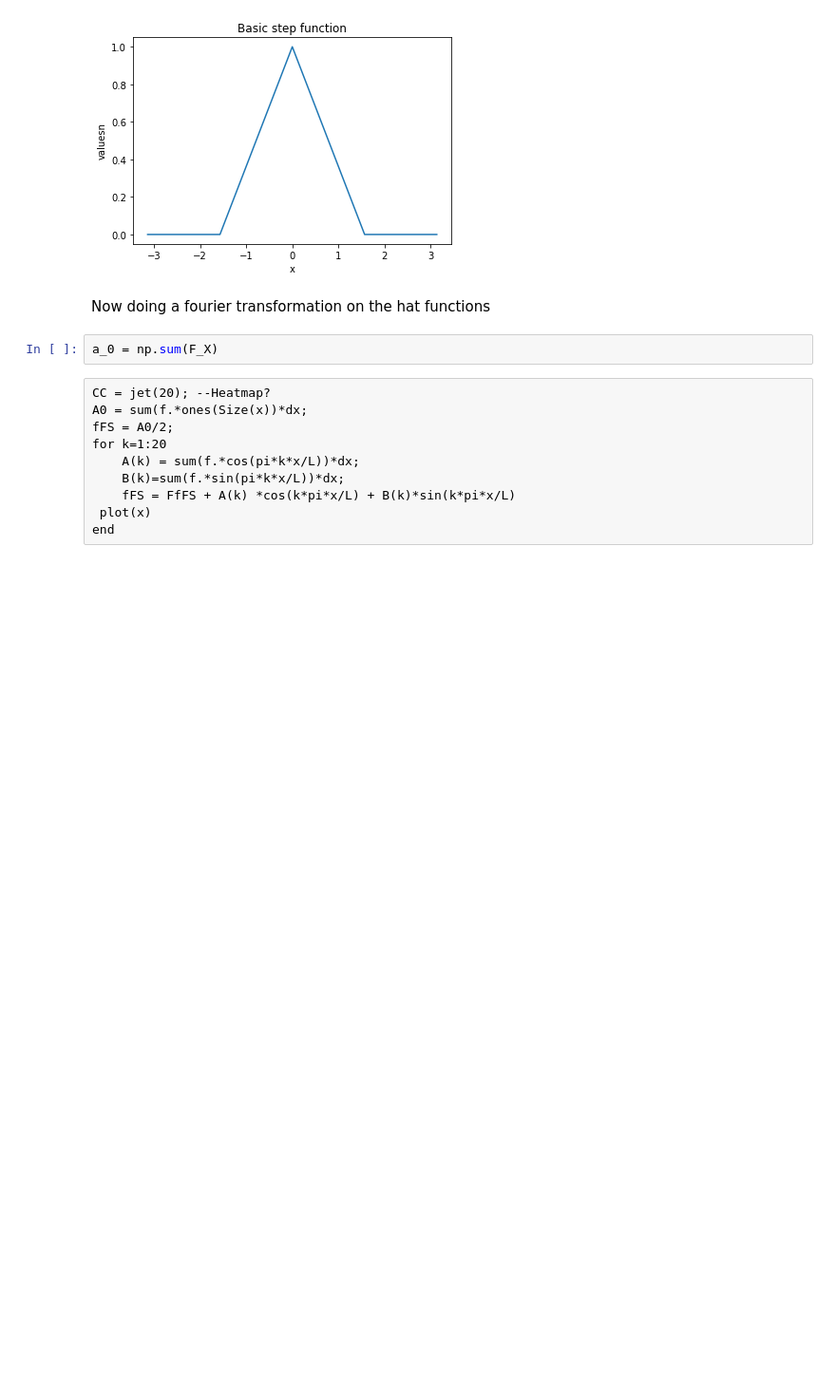
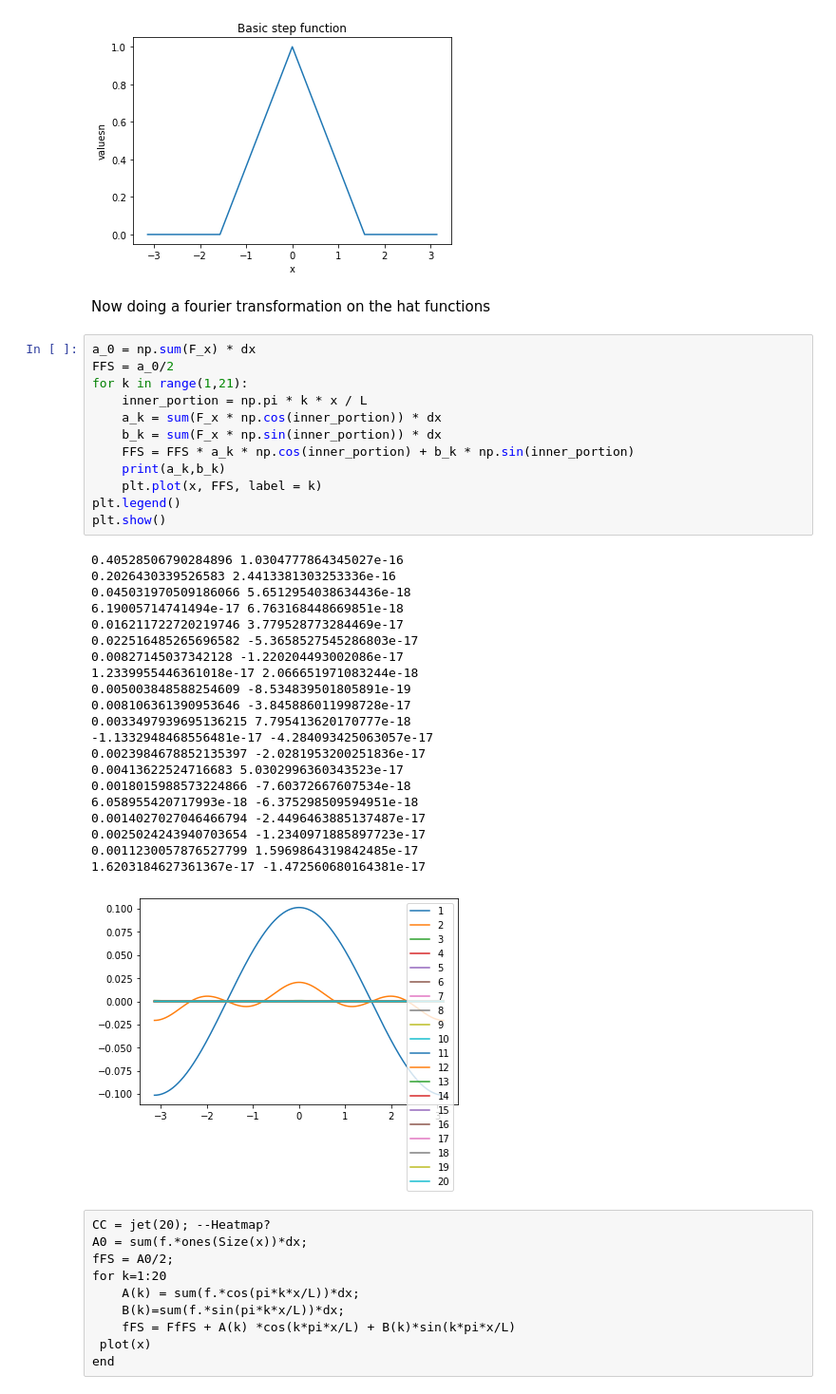
Before and after one commit to DuckieNukeEm/data_driven_science_and_engineering, a Jupyter notebook: Ch2/Chapter 2 - Fourier Transformations.ipynb, the cells around one changed output. Shown: that part at 95% size. Saved outputs shown, nothing was run; the diff lists cells and outputs as text; blank space fills up the shorter version.

```diff
--- a/Ch2/Chapter 2 - Fourier Transformations.ipynb
+++ b/Ch2/Chapter 2 - Fourier Transformations.ipynb
@@ -43,7 +43,39 @@ plt.show()
 # %% [markdown]
 Now doing a fourier transformation on the hat functions
 # %%
-a_0 = np.sum(F_X)
+a_0 = np.sum(F_x) * dx
+FFS = a_0/2
+for k in range(1,21):
+    inner_portion = np.pi * k * x / L
+    a_k = sum(F_x * np.cos(inner_portion)) * dx
+    b_k = sum(F_x * np.sin(inner_portion)) * dx
+    FFS = FFS * a_k * np.cos(inner_portion) + b_k * np.sin(inner_portion)
+    print(a_k,b_k)
+    plt.plot(x, FFS, label = k)
+plt.legend()
+plt.show()
+# %% [output]
+0.40528506790284896 1.0304777864345027e-16
+0.2026430339526583 2.4413381303253336e-16
+0.045031970509186066 5.6512954038634436e-18
+6.19005714741494e-17 6.763168448669851e-18
+0.016211722720219746 3.779528773284469e-17
+0.022516485265696582 -5.3658527545286803e-17
+0.00827145037342128 -1.220204493002086e-17
+1.2339955446361018e-17 2.066651971083244e-18
+0.005003848588254609 -8.534839501805891e-19
+0.008106361390953646 -3.845886011998728e-17
+0.0033497939695136215 7.795413620170777e-18
+-1.1332948468556481e-17 -4.284093425063057e-17
+0.0023984678852135397 -2.0281953200251836e-17
+0.00413622524716683 5.0302996360343523e-17
+0.0018015988573224866 -7.60372667607534e-18
+6.058955420717993e-18 -6.375298509594951e-18
+0.0014027027046466794 -2.4496463885137487e-17
+0.0025024243940703654 -1.2340971885897723e-17
+0.0011230057876527799 1.5969864319842485e-17
+1.6203184627361367e-17 -1.472560680164381e-17
+[figure, added]
 # %% [raw]
 CC = jet(20); --Heatmap?
 A0 = sum(f.*ones(Size(x))*dx;
```
